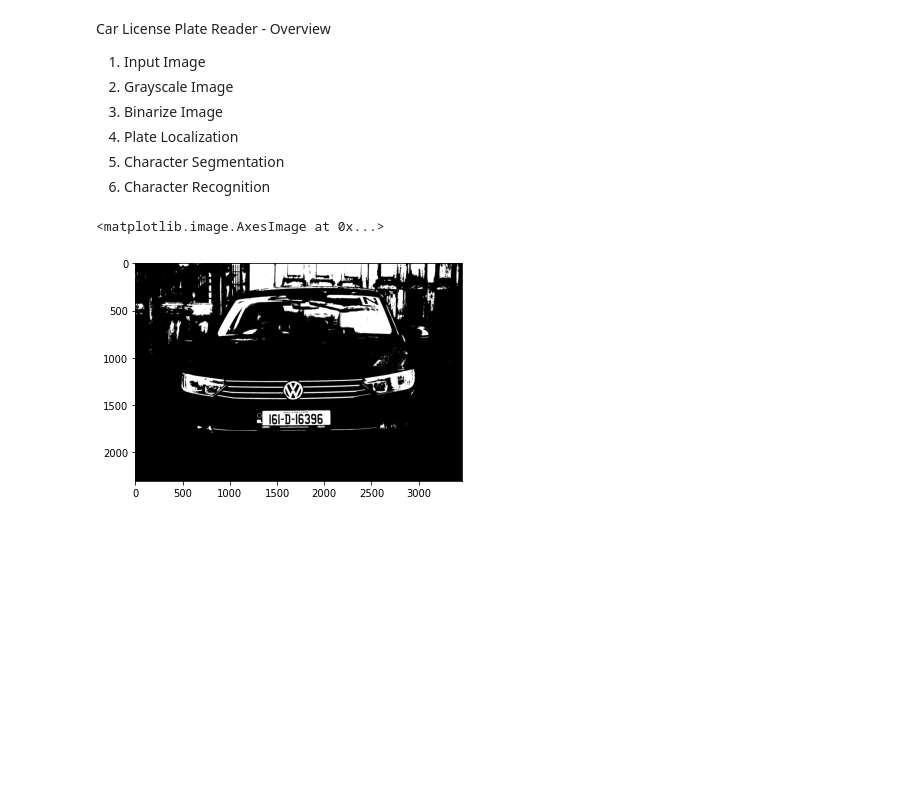
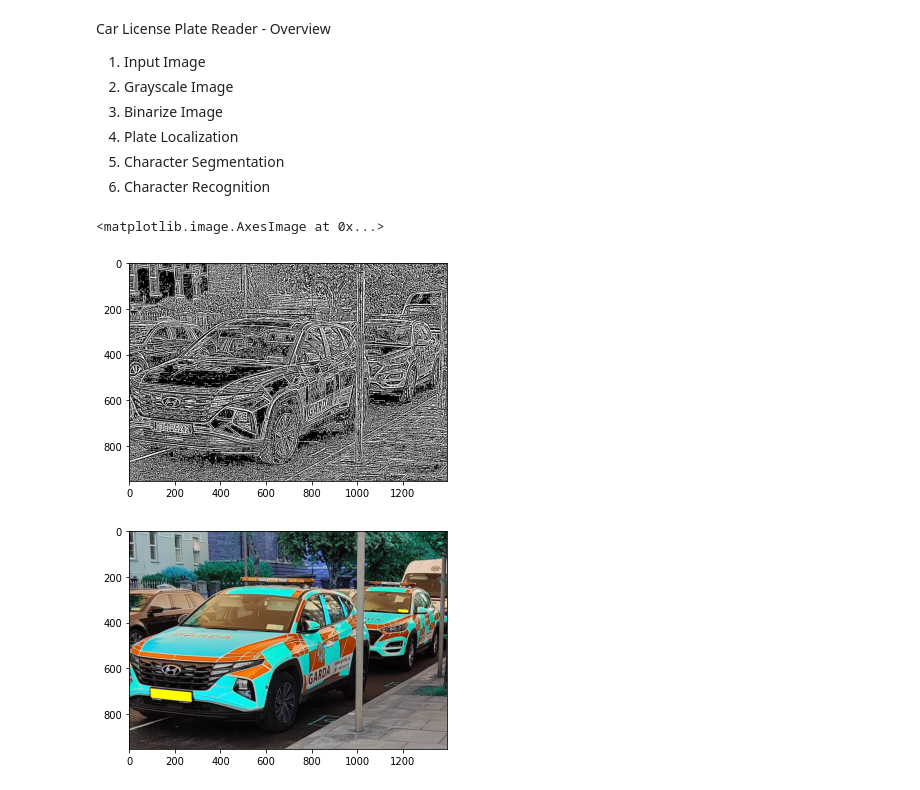
Before and after one commit to IP2324CarLicensePlateReader/CarLicensePlateReader, a Jupyter notebook: CarLicensePlatesReader.ipynb, the cells around one changed output. Drawn from its saved outputs; the diff is of its cells as text; code cells hidden in the pictures; blank space fills up the shorter version.

Commit message:
Implemented Licence Plate Isolation

```diff
--- a/CarLicensePlatesReader.ipynb
+++ b/CarLicensePlatesReader.ipynb
@@ -17,24 +17,59 @@ from matplotlib import pyplot as plt
 # %%
 """
 This project aims to give the user the ability to input any sample images of car license plates
 and return the results as a text output.
 
 The product is capable of recognising car license plates rotated, as well as a certain amount of blurriness.
 
 """
 
 # Input Image
-I = cv2.imread("Sample Inputs/personal_two.jpg")
+I = cv2.imread("Sample Inputs/gardai_cars.jpg")
 
 # Grayscale Image
 G = cv2.cvtColor(I, cv2.COLOR_BGR2GRAY)
 
 # Binarize Image
-_, B = cv2.threshold(G, 190, 255, cv2.THRESH_BINARY)
+#_, B = cv2.threshold(G, 140, 255, cv2.THRESH_BINARY)
+B = cv2.adaptiveThreshold(G, maxValue = 255, adaptiveMethod = cv2.ADAPTIVE_THRESH_MEAN_C, thresholdType = cv2.THRESH_BINARY, blockSize = 7, C = 0)
+
+
+# Plate Localization
+contours, hierarchy = cv2.findContours(image=B, mode=cv2.RETR_EXTERNAL, method=cv2.CHAIN_APPROX_NONE)
+
+image_copy = cv2.cvtColor(I.copy(), cv2.COLOR_BGR2RGB)
+#cv2.drawContours(image=image_copy, contours=contours, contourIdx=-1, color=(255,0,0), thickness=5, lineType=cv2.LINE_AA)
+
+for contour in contours:
+    x, y, w, h = cv2.boundingRect(contour)
+
+    epsilon = 0.03 * cv2.arcLength(contour, True)
+    approx = cv2.approxPolyDP(contour, epsilon, True)
+
+    # check 1 - No smaller than a standard plate
+    check_one = cv2.contourArea(contour) > (h*w/2)
+    # check 2 - No larger than a standard plate
+    check_two = cv2.contourArea(contour) < (h*w*2)
+    # check 4 - Too small to reliably extract text
+    check_three = cv2.contourArea(contour) > 500
+    # check 4 - Box found is sideways
+    check_four = h < w
+
+    total_checks = check_one and check_two and check_three and check_four
+
+    if len(approx) == 4:
+        if (h*5.5) > w and (h*7) > w:
+            if  total_checks:
+                cv2.drawContours(image_copy, [approx], 0, (0, 255, 255), -1)
 
 
 fig, args = plt.subplots(1, 1)
 args.imshow(B, cmap="gray")
+image_copy = cv2.cvtColor(image_copy, cv2.COLOR_BGR2RGB)
+cv2.imwrite("g3.jpg", image_copy)
+fig2, arg = plt.subplots(1, 1)
+arg.imshow(image_copy)
 # %% [output]
 <matplotlib.image.AxesImage at 0x...>
-[figure, old version]
+[figure, new version]
+[figure, added]
```
Also changed, not shown: 3 other files.
